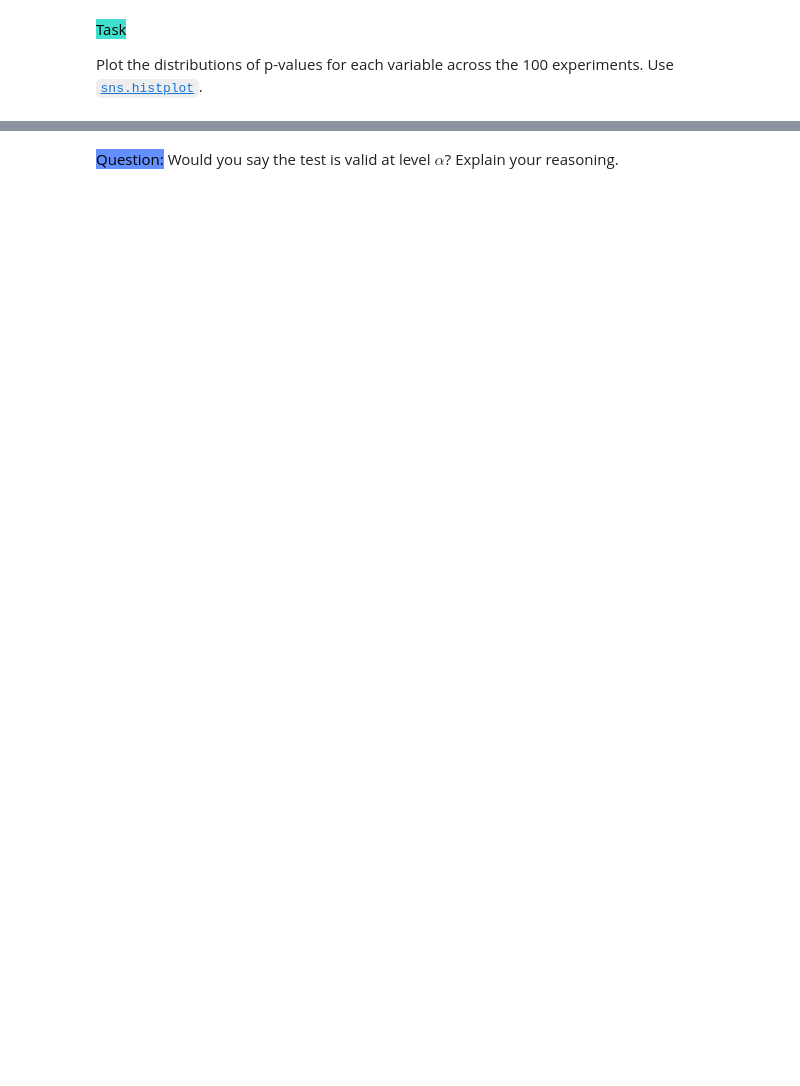
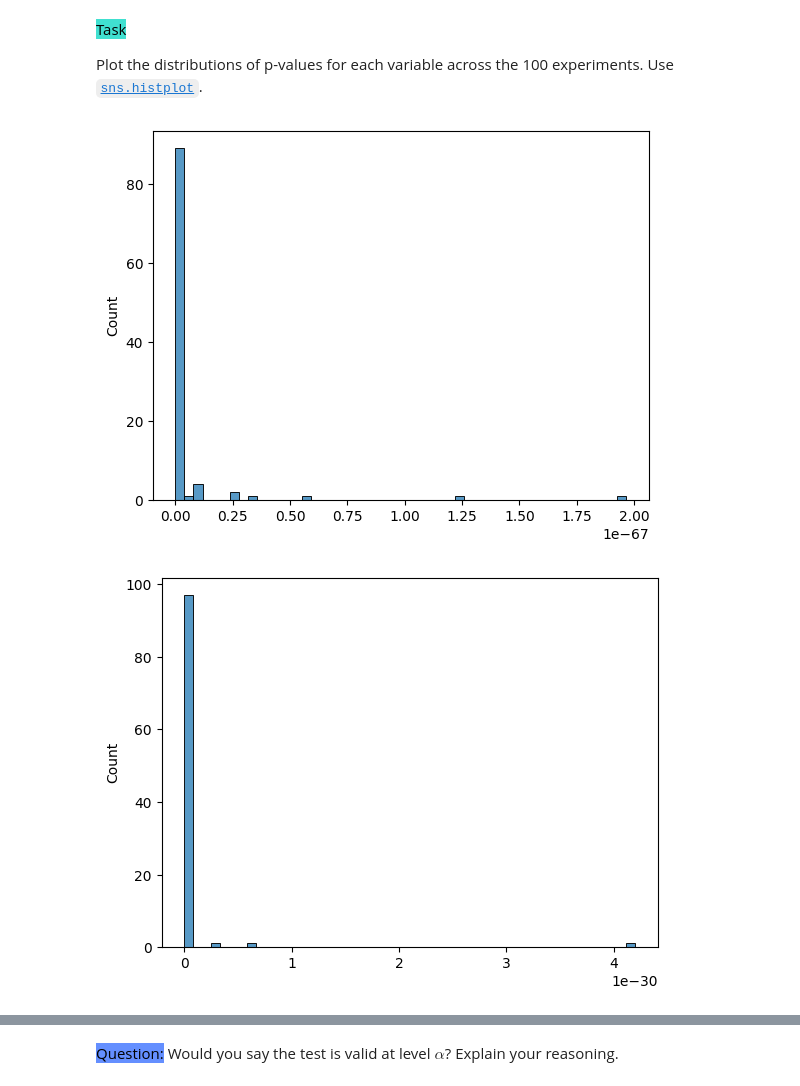
Before and after one commit to causalchamber/potsdam-25-ml-theory-to-practice, a Jupyter notebook: project_2/project_2_rcts_testing.ipynb, the cells around one changed output, grey strips where cells are left out. Cells and saved outputs as stored; diff of their text form; code cells hidden in the pictures; blank space fills up the shorter version.

````diff
--- a/project_2/project_2_rcts_testing.ipynb
+++ b/project_2/project_2_rcts_testing.ipynb
@@ -176,3 +308,7 @@ ttest_ind(<control_sample>, <treatment_sample>).pvalue
 ```
 # %%
 # TODO: your code goes here
+
+for var in variables:
+    pval=ttest_ind(control_df[var],treatment_df[var]).pvalue
+    print(var, pval)
@@ -220,2 +391,2 @@ print(repr(experiment_ids)) # Print experiment ids so you can access them at any
 # %%
-dataframes = wait_and_download(experiment_ids, download_dir='todo')
+dataframes = wait_and_download(experiment_ids, download_dir='/home/matteo/Desktop/Uni/ML-theory-practic')
@@ -247,4 +457,17 @@ variables = ['ir_1', 'ir_2', 'vis_2', 'ir_3', 'angle_1']
 pvals = {var: [] for var in variables}
 level = 0.05
 
-# TODO: your code goes here
+for df in dataframes:
+    df_control = df[df.red == 0]
+    df_treatment = df[df.red != 0]
+    for variable in variables:
+        pvals[variable].append(ttest_ind(df_control[variable], df_treatment[variable]).pvalue)
+
+
+
+for var in variables:
+    rej=0
+    for x in pvals[var]:
+        if x<level:
+            rej+=1
+    print(var,rej)
@@ -256,3 +491,10 @@ level = 0.05
 Plot the distributions of p-values for each variable across the 100 experiments. Use [`sns.histplot`](https://seaborn.pydata.org/generated/seaborn.histplot.html).
 # %%
 # TODO: your code goes here
+
+for var in variables:
+    sns.histplot(np.array(pvals[var]),bins=50)
+    plt.show()
+# %% [output]
+[figure, added]
+[figure, added]
````
Also changed, not shown: parts of 44 cells of this notebook.
